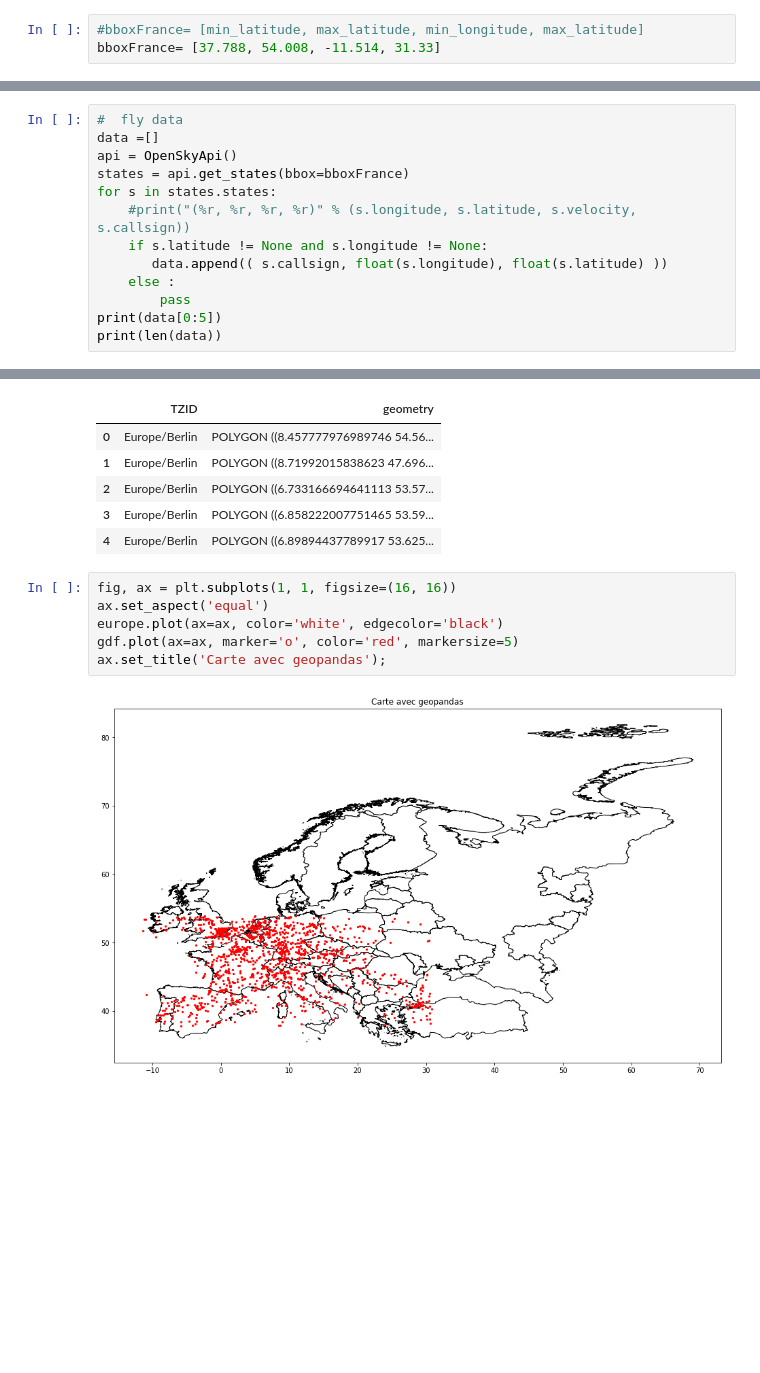
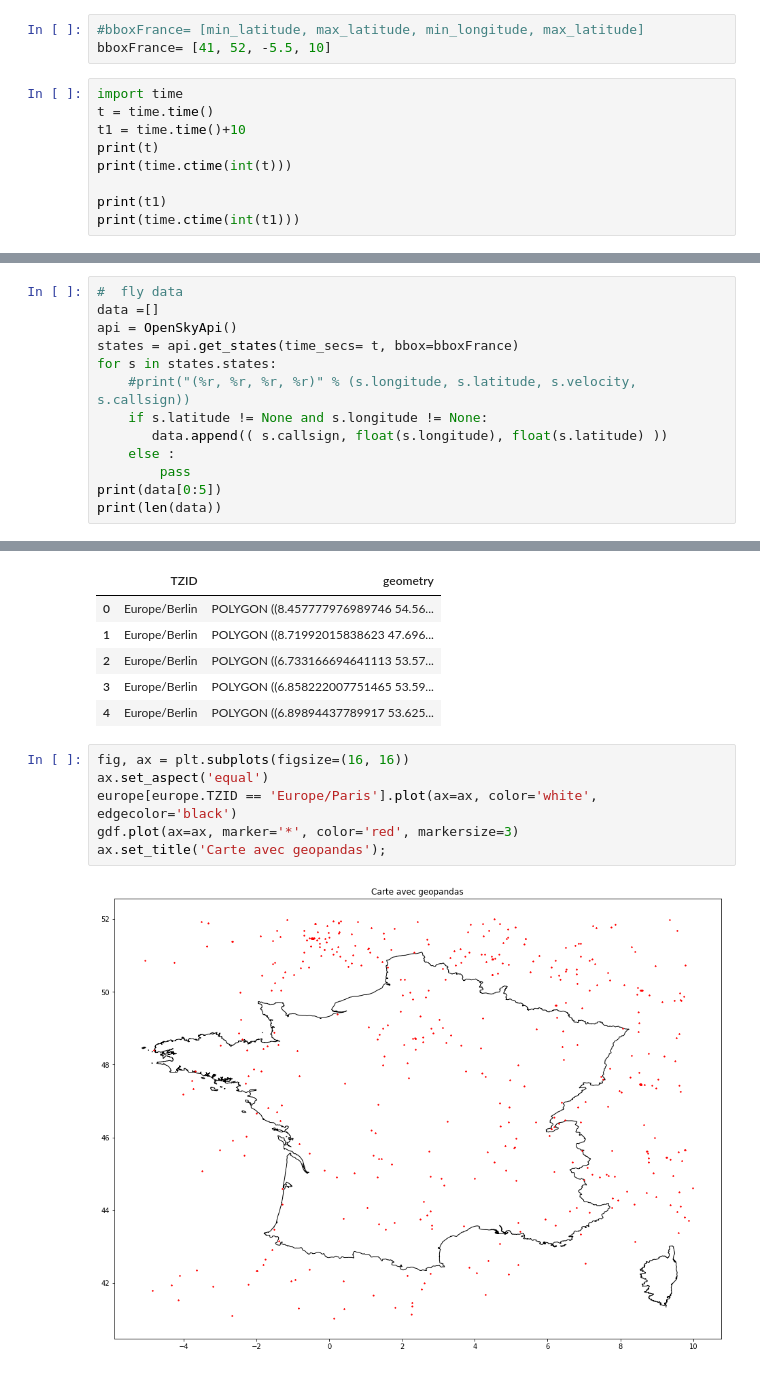
Before and after one commit to Rhizome23/aircraft-project, a Jupyter notebook: LastPlane.ipynb, the cells around one changed output, grey strips where cells are left out. Drawn from its saved outputs; the diff is of its cells as text; blank space fills up the shorter version.

```diff
--- a/LastPlane.ipynb
+++ b/LastPlane.ipynb
@@ -9,4 +9,13 @@ from shapely.geometry import Point
 import geopandas
 # %%
 #bboxFrance= [min_latitude, max_latitude, min_longitude, max_latitude]
-bboxFrance= [37.788, 54.008, -11.514, 31.33]
+bboxFrance= [41, 52, -5.5, 10]
+# %%
+import time
+t = time.time()
+t1 = time.time()+10
+print(t)
+print(time.ctime(int(t)))
+
+print(t1)
+print(time.ctime(int(t1)))
@@ -14,7 +28,7 @@ bboxFrance= [37.788, 54.008, -11.514, 31.33]
 #  fly data
 data =[]
 api = OpenSkyApi()
-states = api.get_states(bbox=bboxFrance)
+states = api.get_states(time_secs= t, bbox=bboxFrance)
 for s in states.states:
     #print("(%r, %r, %r, %r)" % (s.longitude, s.latitude, s.velocity, s.callsign))
     if s.latitude != None and s.longitude != None:
@@ -93,10 +79,10 @@ europe.head()
 | 3 | Europe/Berlin | POLYGON ((6.858222007751465 53.59... |
 | 4 | Europe/Berlin | POLYGON ((6.89894437789917 53.625... |
 # %%
-fig, ax = plt.subplots(1, 1, figsize=(16, 16))
+fig, ax = plt.subplots(figsize=(16, 16))
 ax.set_aspect('equal')
-europe.plot(ax=ax, color='white', edgecolor='black')
-gdf.plot(ax=ax, marker='o', color='red', markersize=5)
+europe[europe.TZID == 'Europe/Paris'].plot(ax=ax, color='white', edgecolor='black')
+gdf.plot(ax=ax, marker='*', color='red', markersize=3)
 ax.set_title('Carte avec geopandas');
 # %% [output]
-[figure, old version]
+[figure, new version]
```
Also changed, not shown: parts of 7 cells of this notebook.
